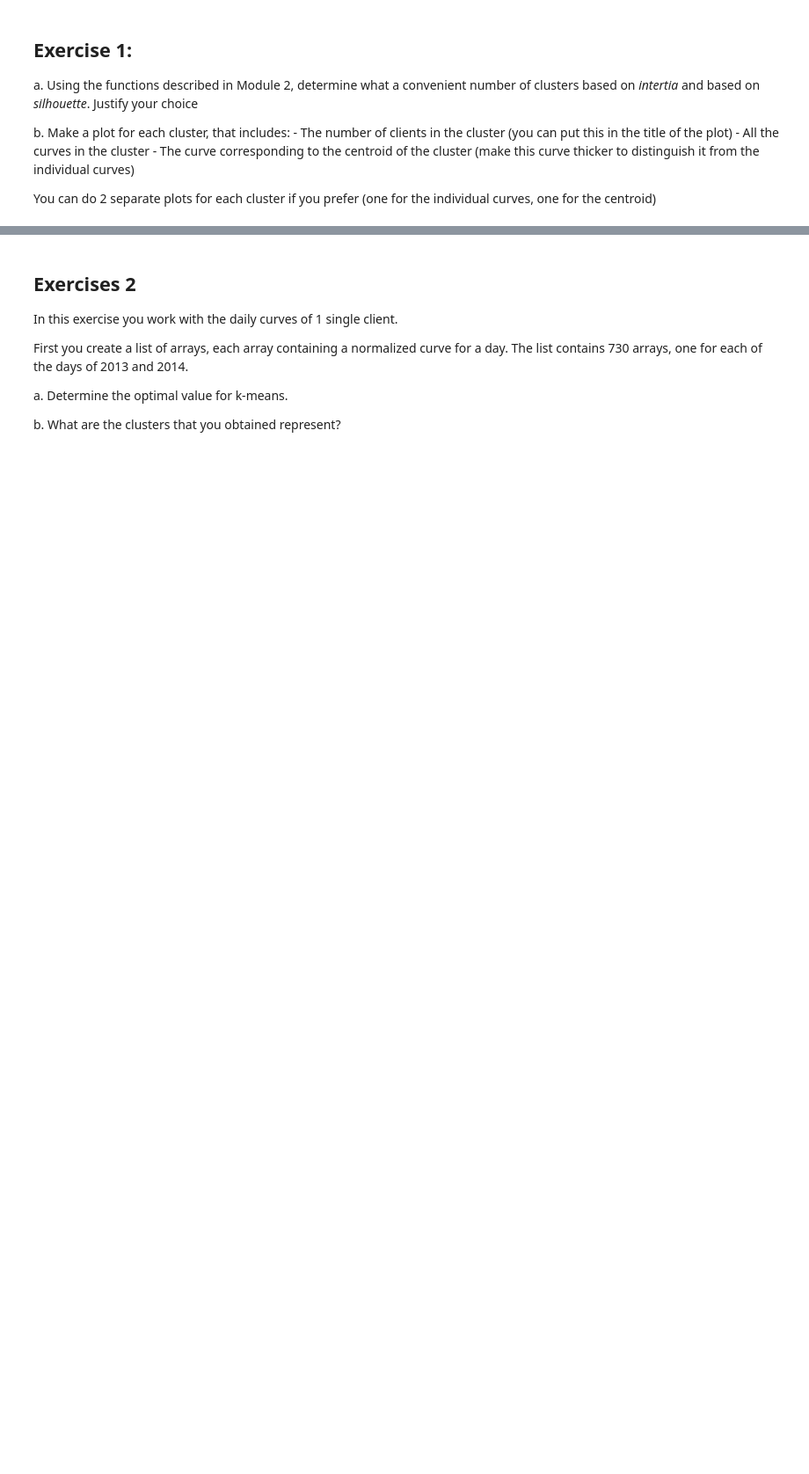
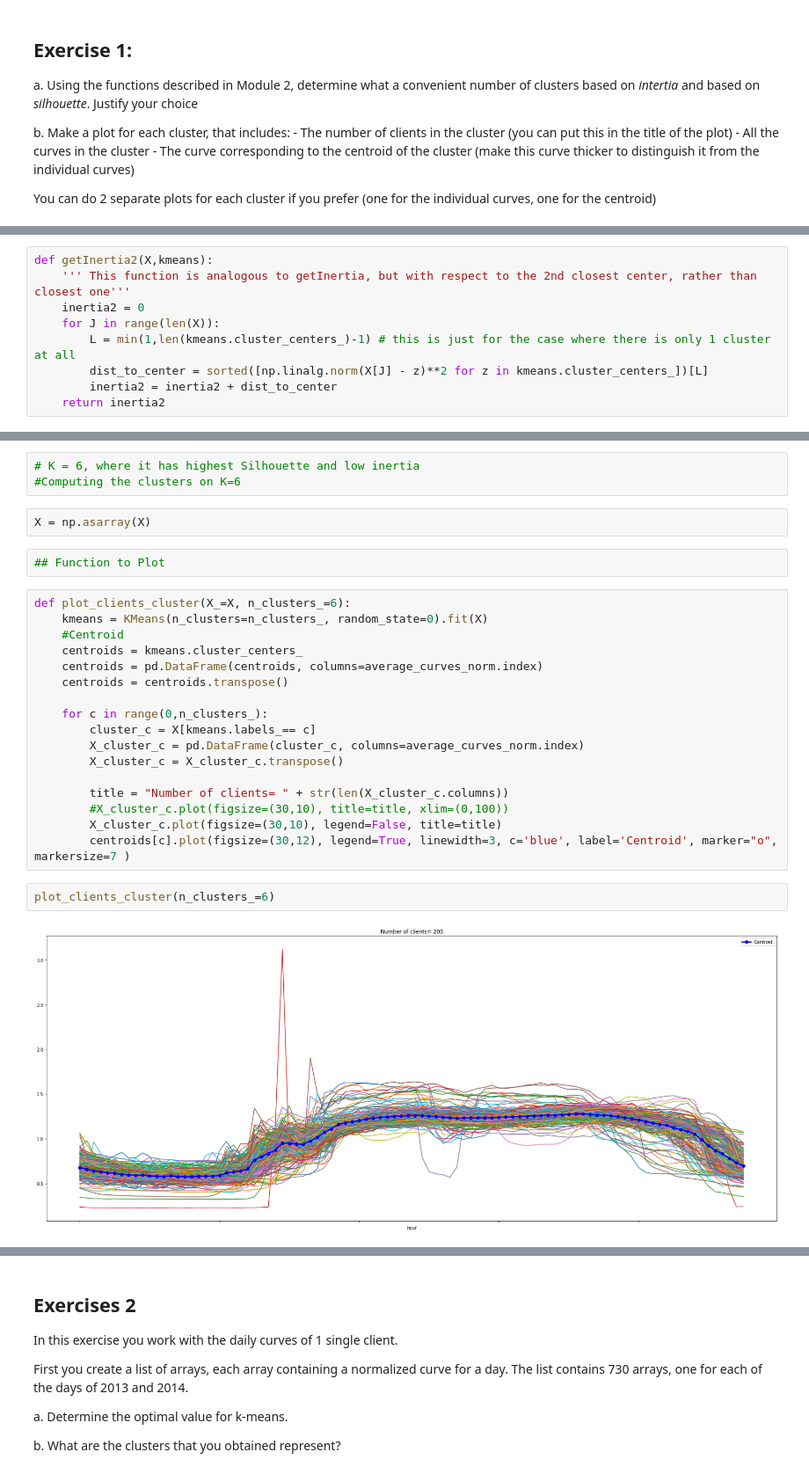
Before and after one commit to raalahmmad/Machine_Learning, a Jupyter notebook: W4_LastName_UTORid(1).ipynb, the cells around one changed output, grey strips where cells are left out. Shown at 88% size. Cells and saved outputs as stored; diff of their text form; blank space fills up the shorter version.

```diff
--- a/W4_LastName_UTORid(1).ipynb
+++ b/W4_LastName_UTORid(1).ipynb
@@ -197,0 +246,9 @@ You can do 2 separate plots for each cluster if you prefer (one for the individu
+# %%
+def getInertia2(X,kmeans):
+    ''' This function is analogous to getInertia, but with respect to the 2nd closest center, rather than closest one'''
+    inertia2 = 0
+    for J in range(len(X)):
+        L = min(1,len(kmeans.cluster_centers_)-1) # this is just for the case where there is only 1 cluster at all
+        dist_to_center = sorted([np.linalg.norm(X[J] - z)**2 for z in kmeans.cluster_centers_])[L]
+        inertia2 = inertia2 + dist_to_center
+    return inertia2
@@ -197,0 +296,28 @@ You can do 2 separate plots for each cluster if you prefer (one for the individu
+# %%
+# K = 6, where it has highest Silhouette and low inertia
+#Computing the clusters on K=6
+# %%
+X = np.asarray(X)
+# %%
+## Function to Plot
+# %%
+def plot_clients_cluster(X_=X, n_clusters_=6):
+    kmeans = KMeans(n_clusters=n_clusters_, random_state=0).fit(X)
+    #Centroid
+    centroids = kmeans.cluster_centers_
+    centroids = pd.DataFrame(centroids, columns=average_curves_norm.index)
+    centroids = centroids.transpose()
+
+    for c in range(0,n_clusters_):
+        cluster_c = X[kmeans.labels_== c]
+        X_cluster_c = pd.DataFrame(cluster_c, columns=average_curves_norm.index)
+        X_cluster_c = X_cluster_c.transpose()
+
+        title = "Number of clients= " + str(len(X_cluster_c.columns))
+        #X_cluster_c.plot(figsize=(30,10), title=title, xlim=(0,100))
+        X_cluster_c.plot(figsize=(30,10), legend=False, title=title)
+        centroids[c].plot(figsize=(30,12), legend=True, linewidth=3, c='blue', label='Centroid', marker="o", markersize=7 )
+# %%
+plot_clients_cluster(n_clusters_=6)
+# %% [output]
+[figure, added]
```
Also changed, not shown: parts of 29 cells of this notebook.
